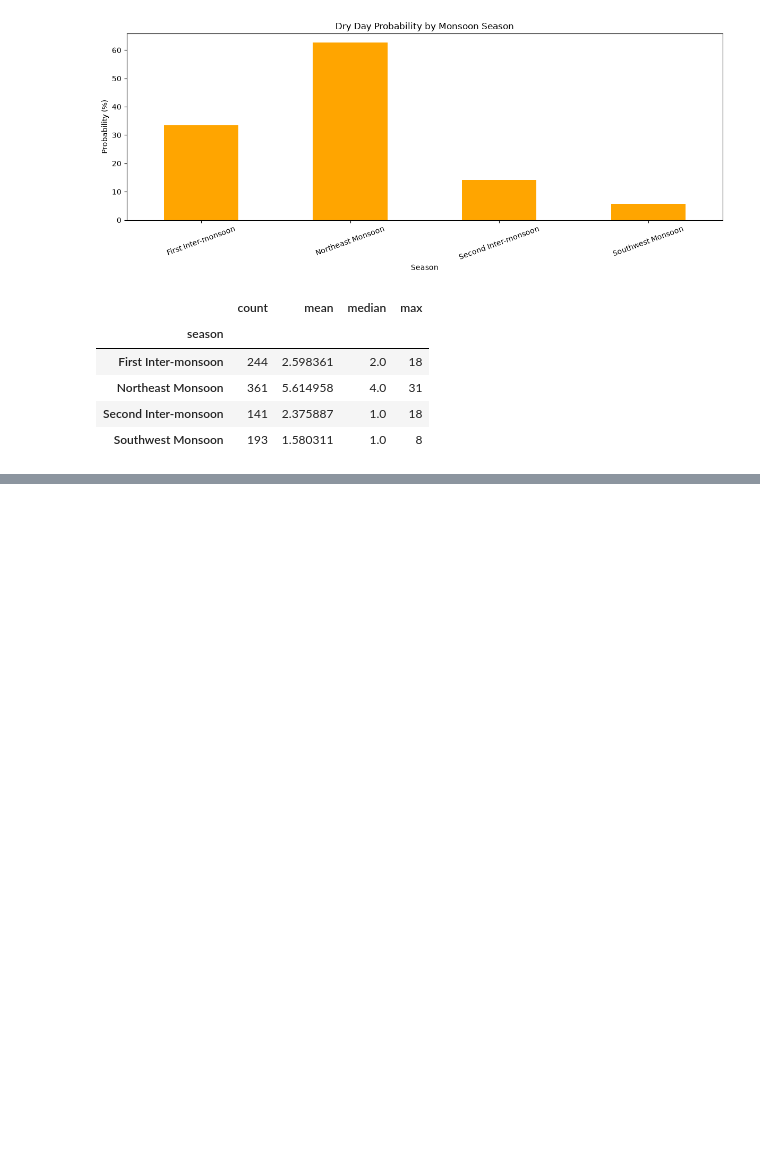
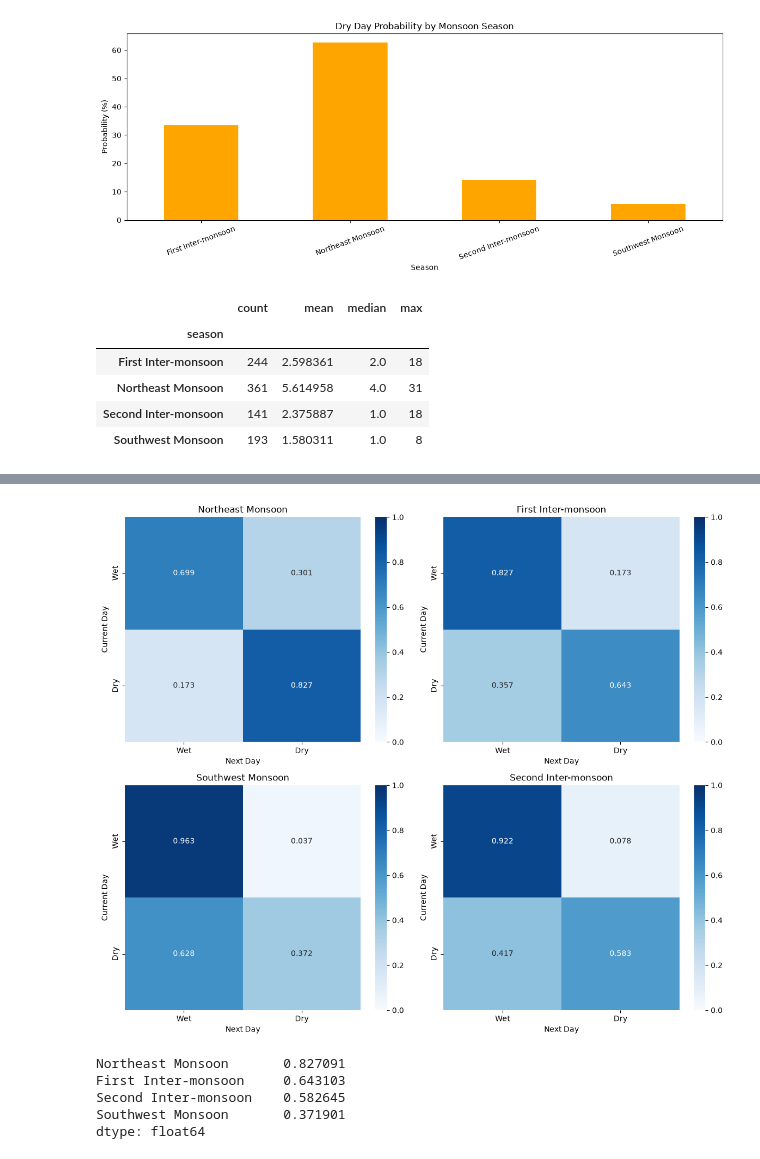
Before and after one commit to NikiniBandara/colombo-monsoon-dry-spell-simulator, a Jupyter notebook: notebook/colombo-monsoon-dry-spell-simulator.ipynb, the cells around one changed output, grey strips where cells are left out. Drawn from its saved outputs; the diff is of its cells as text; code cells hidden in the pictures; blank space fills up the shorter version.

Commit message:
Develop seasonal Markov chain model

```diff
--- a/notebook/colombo-monsoon-dry-spell-simulator.ipynb
+++ b/notebook/colombo-monsoon-dry-spell-simulator.ipynb
@@ -588,0 +714,15 @@ dry_spells.to_csv(
+# %%
+seasonal_matrices = {}
+
+for season in seasons:
+    season_data = transition_df[
+        transition_df["next_season"] == season
+    ]
+
+    seasonal_matrices[season] = (
+        calculate_transition_matrix(season_data)
+    )
+# %%
+for season, matrix in seasonal_matrices.items():
+    print(f"\n{season}")
+    display(matrix.round(4))
@@ -588,0 +750,45 @@ dry_spells.to_csv(
+# %%
+fig, axes = plt.subplots(
+    2, 2, figsize=(12, 10)
+)
+
+for ax, (season, matrix) in zip(
+    axes.flat,
+    seasonal_matrices.items()
+):
+    sns.heatmap(
+        matrix,
+        annot=True,
+        fmt=".3f",
+        cmap="Blues",
+        vmin=0,
+        vmax=1,
+        xticklabels=["Wet", "Dry"],
+        yticklabels=["Wet", "Dry"],
+        ax=ax
+    )
+
+    ax.set_title(season)
+    ax.set_xlabel("Next Day")
+    ax.set_ylabel("Current Day")
+
+plt.tight_layout()
+plt.show()
+# %% [output]
+[figure, added]
+# %%
+dry_persistence = pd.Series({
+    season: matrix.loc[1, 1]
+    for season, matrix
+    in seasonal_matrices.items()
+})
+
+dry_persistence.sort_values(
+    ascending=False
+)
+# %% [output]
+Northeast Monsoon       0.827091
+First Inter-monsoon     0.643103
+Second Inter-monsoon    0.582645
+Southwest Monsoon       0.371901
+dtype: float64
```
Also changed, not shown: parts of 15 cells of this notebook, 1 other file.
